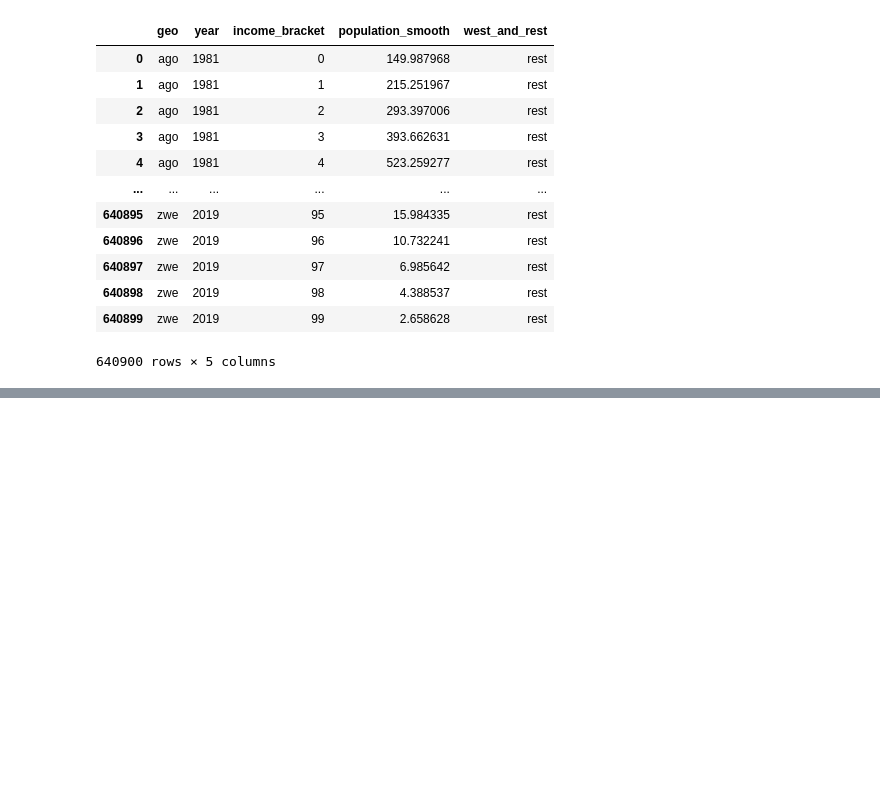
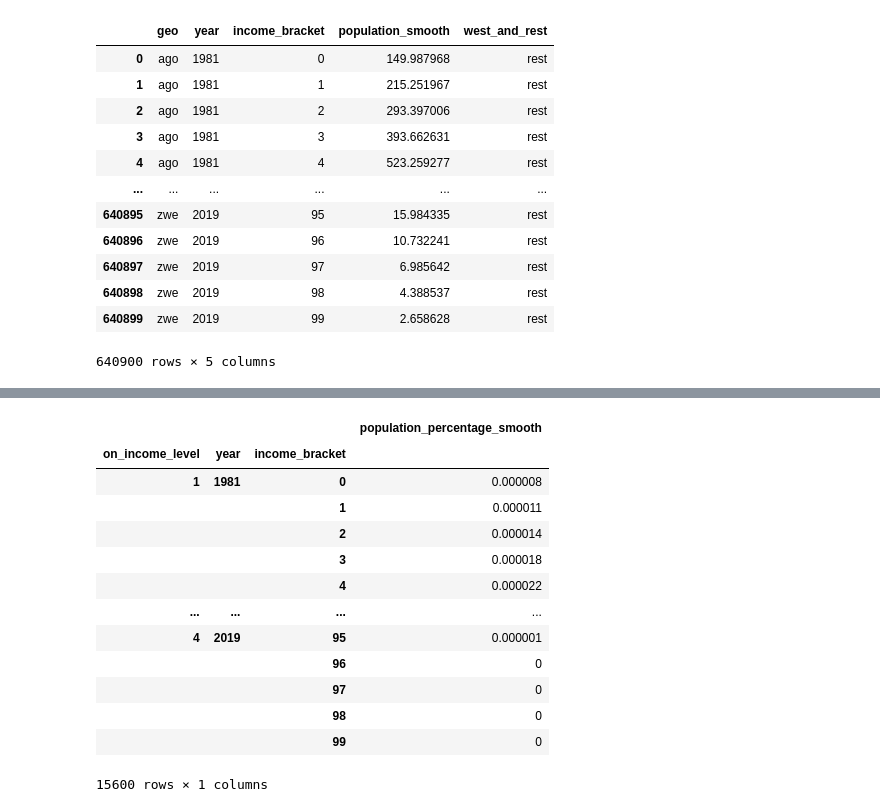
Before and after one commit to open-numbers/ddf--worldbank--povcalnet, a Jupyter notebook: etl/notebooks/groups.ipynb, the cells around one changed output, grey strips where cells are left out. Cells and saved outputs as stored; diff of their text form; code cells hidden in the pictures; blank space fills up the shorter version.

```diff
--- a/etl/notebooks/groups.ipynb
+++ b/etl/notebooks/groups.ipynb
@@ -272,0 +402,17 @@ df_wr2.to_csv('../../ddf--datapoints--population_percentage_smooth--by--west_and
+# %%
+df_on2
+# %% [output]
+|  |  |  | population_percentage_smooth |
+| on_income_level | year | income_bracket |  |
+| 1 | 1981 | 0 | 0.000008 |
+|  |  | 1 | 0.000011 |
+|  |  | 2 | 0.000014 |
+|  |  | 3 | 0.000018 |
+|  |  | 4 | 0.000022 |
+| ... | ... | ... | ... |
+| 4 | 2019 | 95 | 0.000001 |
+|  |  | 96 | 0 |
+|  |  | 97 | 0 |
+|  |  | 98 | 0 |
+|  |  | 99 | 0 |
+15600 rows × 1 columns
```
Also changed, not shown: parts of 34 cells of this notebook, 12 other files.
